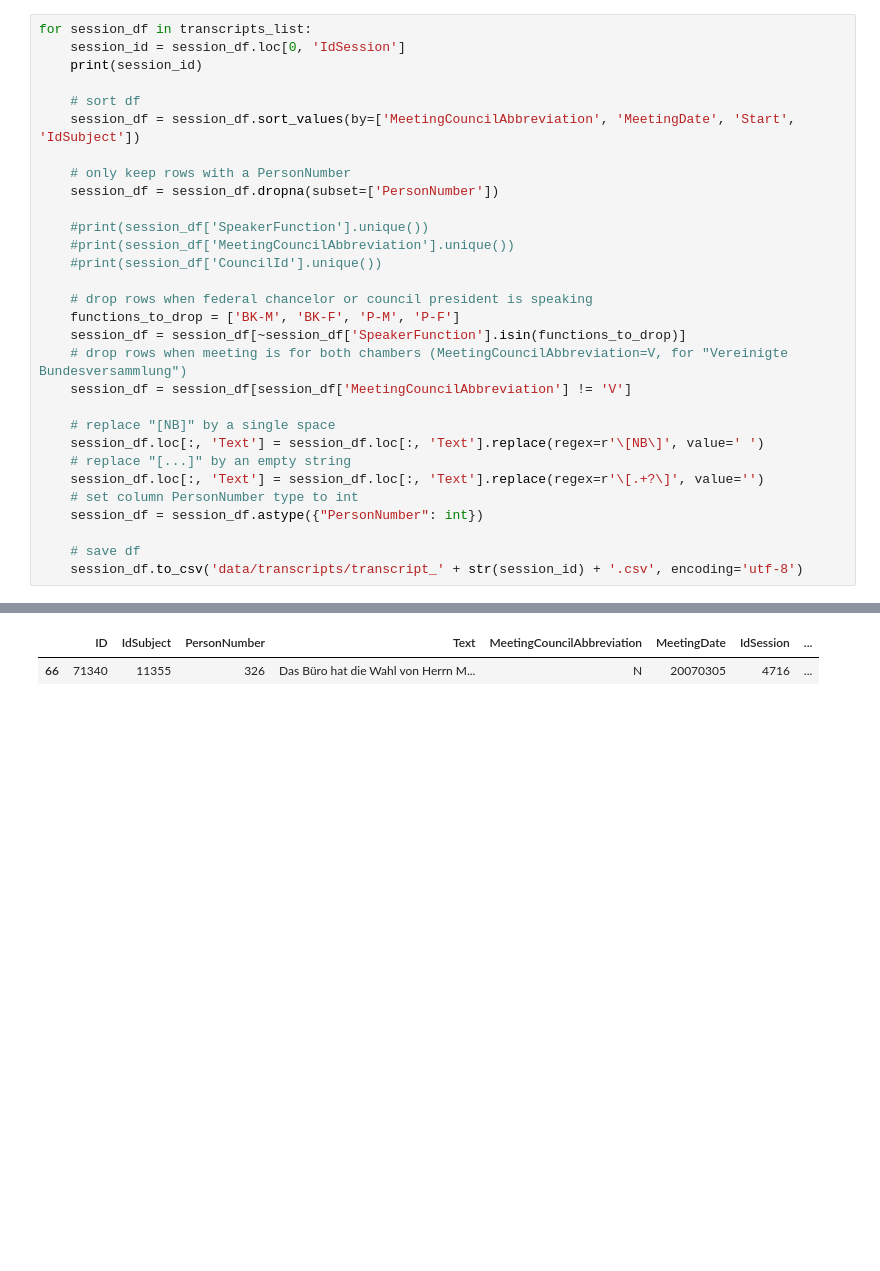
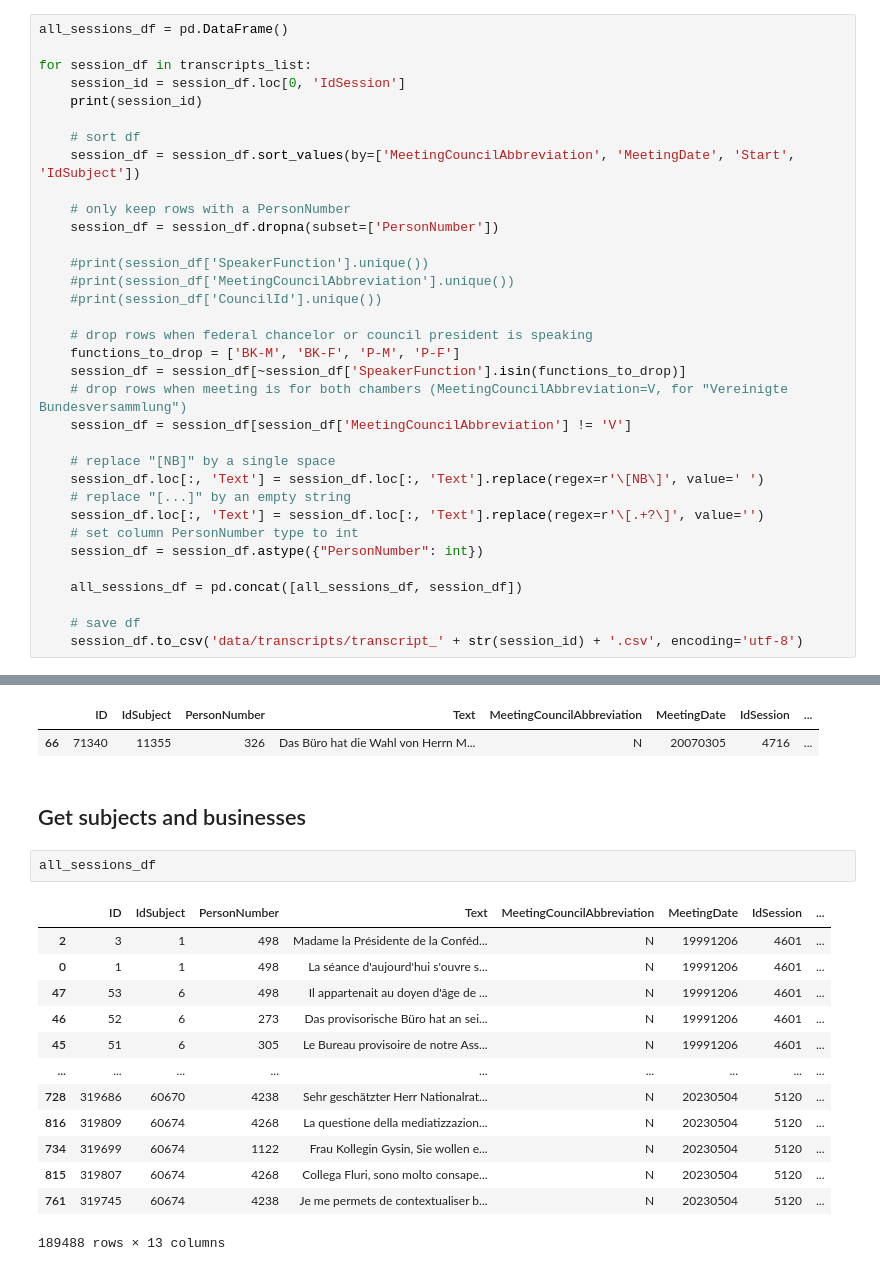
Before and after one commit to cgcrts/ef23_discours, a Jupyter notebook: data_processing.ipynb, the cells around one changed output, grey strips where cells are left out. Saved outputs shown, nothing was run; the diff lists cells and outputs as text; blank space fills up the shorter version.

```diff
--- a/data_processing.ipynb
+++ b/data_processing.ipynb
@@ -173,6 +189,8 @@ len(transcripts_list)
 # %% [output]
 117
 # %%
+all_sessions_df = pd.DataFrame()
+
 for session_df in transcripts_list:
     session_id = session_df.loc[0, 'IdSession']
     print(session_id)
@@ -200,6 +218,8 @@ for session_df in transcripts_list:
     # set column PersonNumber type to int
     session_df = session_df.astype({"PersonNumber": int})
 
+    all_sessions_df = pd.concat([all_sessions_df, session_df])
+
     # save df
     session_df.to_csv('data/transcripts/transcript_' + str(session_id) + '.csv', encoding='utf-8')
 # %% [output]
@@ -333,3 +369,21 @@ session_df.loc[session_df['ID'] == 71340]
 # %% [output]
 |  | ID | IdSubject | PersonNumber | Text | MeetingCouncilAbbreviation | MeetingDate | IdSession | ... |
 | 66 | 71340 | 11355 | 326 | Das Büro hat die Wahl von Herrn M... | N | 20070305 | 4716 | ... |
+# %% [markdown]
+## Get subjects and businesses
+# %%
+all_sessions_df
+# %% [output]
+|  | ID | IdSubject | PersonNumber | Text | MeetingCouncilAbbreviation | MeetingDate | IdSession | ... |
+| 2 | 3 | 1 | 498 | Madame la Présidente de la Conféd... | N | 19991206 | 4601 | ... |
+| 0 | 1 | 1 | 498 | La séance d'aujourd'hui s'ouvre s... | N | 19991206 | 4601 | ... |
+| 47 | 53 | 6 | 498 | Il appartenait au doyen d'âge de ... | N | 19991206 | 4601 | ... |
+| 46 | 52 | 6 | 273 | Das provisorische Büro hat an sei... | N | 19991206 | 4601 | ... |
+| 45 | 51 | 6 | 305 | Le Bureau provisoire de notre Ass... | N | 19991206 | 4601 | ... |
+| ... | ... | ... | ... | ... | ... | ... | ... | ... |
+| 728 | 319686 | 60670 | 4238 | Sehr geschätzter Herr Nationalrat... | N | 20230504 | 5120 | ... |
+| 816 | 319809 | 60674 | 4268 | La questione della mediatizzazion... | N | 20230504 | 5120 | ... |
+| 734 | 319699 | 60674 | 1122 | Frau Kollegin Gysin, Sie wollen e... | N | 20230504 | 5120 | ... |
+| 815 | 319807 | 60674 | 4268 | Collega Fluri, sono molto consape... | N | 20230504 | 5120 | ... |
+| 761 | 319745 | 60674 | 4238 | Je me permets de contextualiser b... | N | 20230504 | 5120 | ... |
+189488 rows × 13 columns
```
Also changed, not shown: parts of 7 cells of this notebook.
